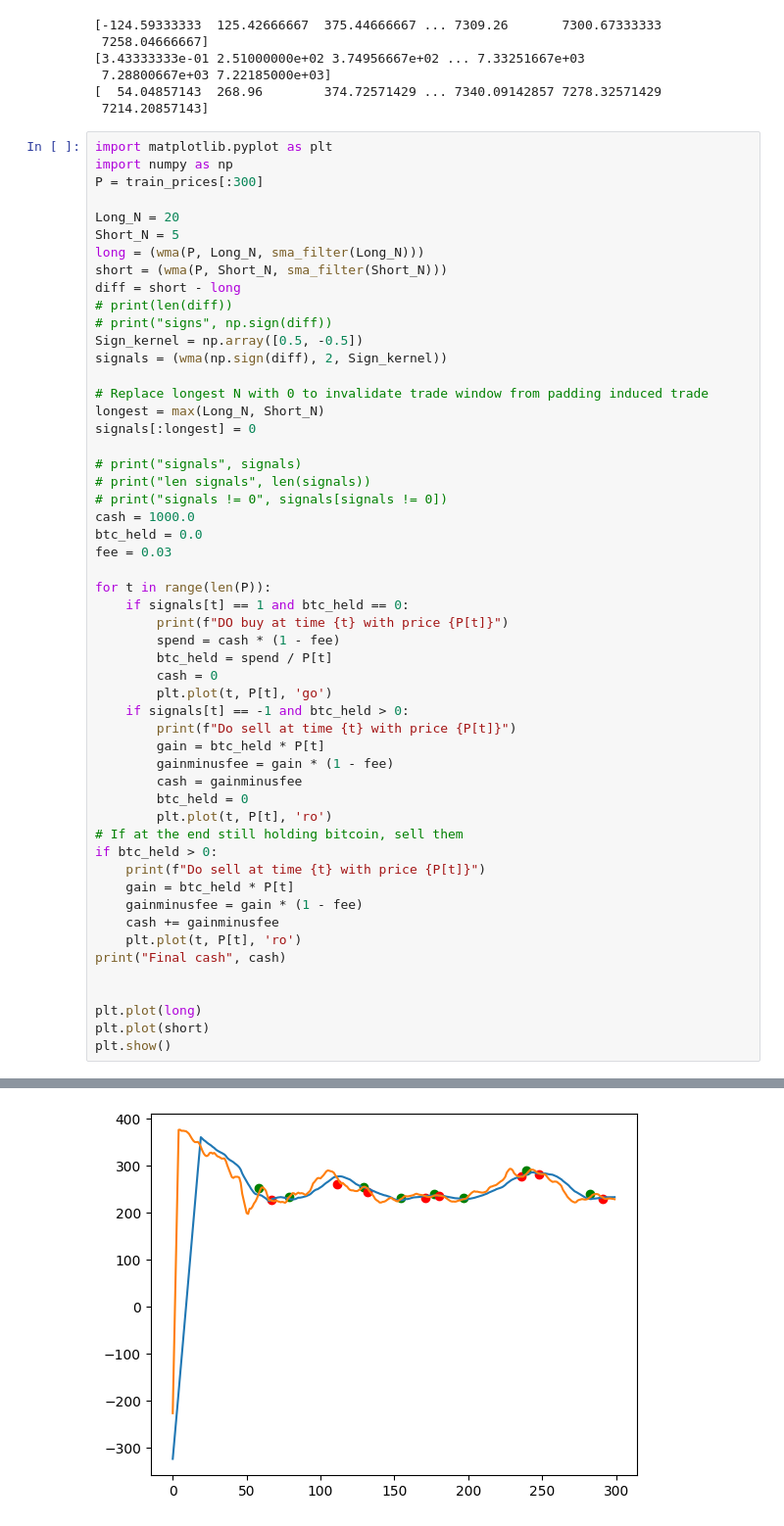
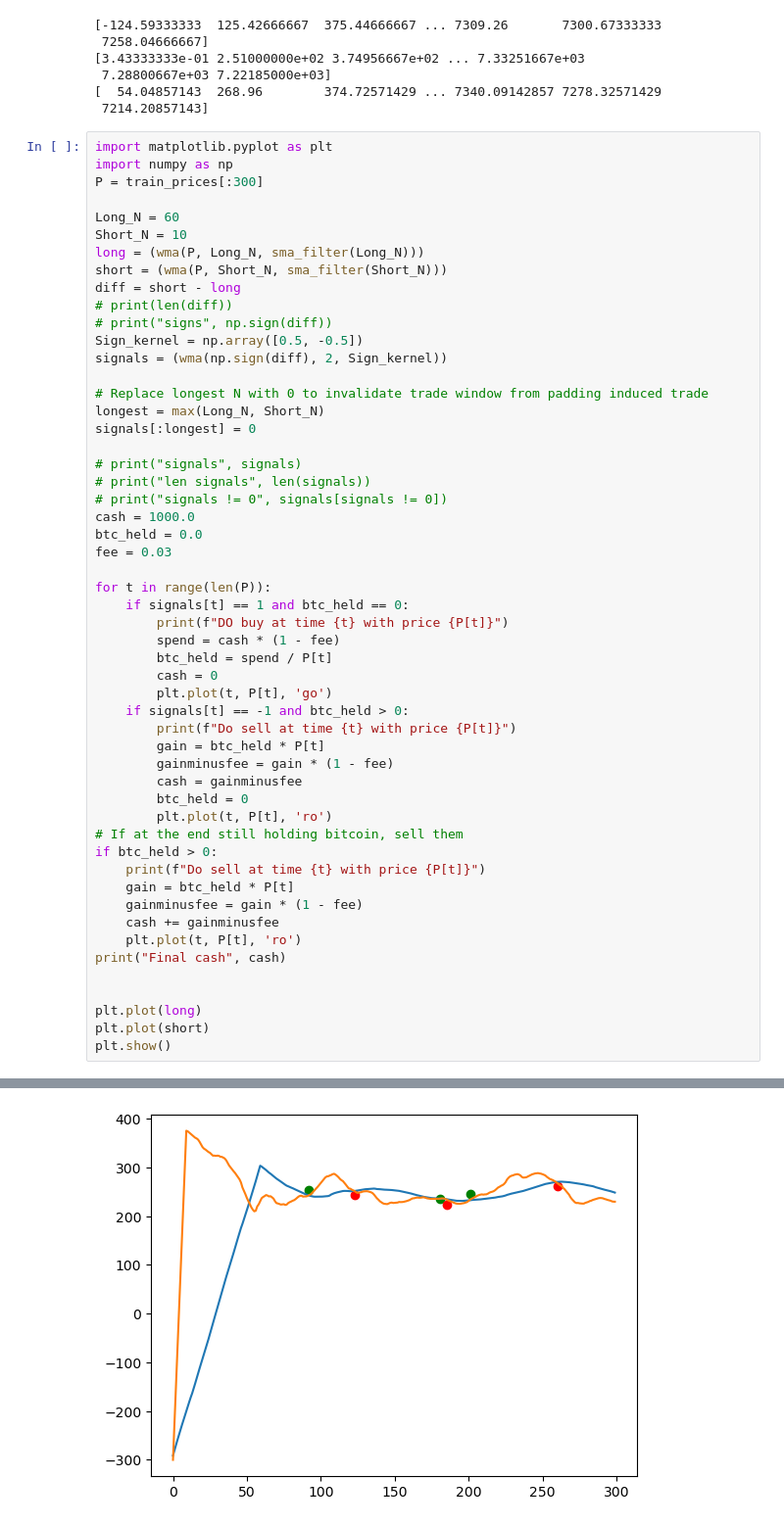
Before and after one commit to AndreHrs/trading-param-optimizer, a Jupyter notebook: notebook.ipynb, the cells around one changed output, grey strips where cells are left out. Shown at 98% size. Saved outputs shown, nothing was run; the diff lists cells and outputs as text.

```diff
--- a/notebook.ipynb
+++ b/notebook.ipynb
@@ -38,8 +38,8 @@ import matplotlib.pyplot as plt
 import numpy as np
 P = train_prices[:300]
 
-Long_N = 20
-Short_N = 5
+Long_N = 60
+Short_N = 10
 long = (wma(P, Long_N, sma_filter(Long_N)))
 short = (wma(P, Short_N, sma_filter(Short_N)))
 diff = short - long
@@ -107,4 +97,4 @@ Final cash 646.7449497156921
-[figure, old version]
+[figure, new version]
 # %%
 from optimizer.evaluator import evaluate
 temp_short = np.copy(short)
```
Also changed, not shown: parts of 3 cells of this notebook, 1 other file.
